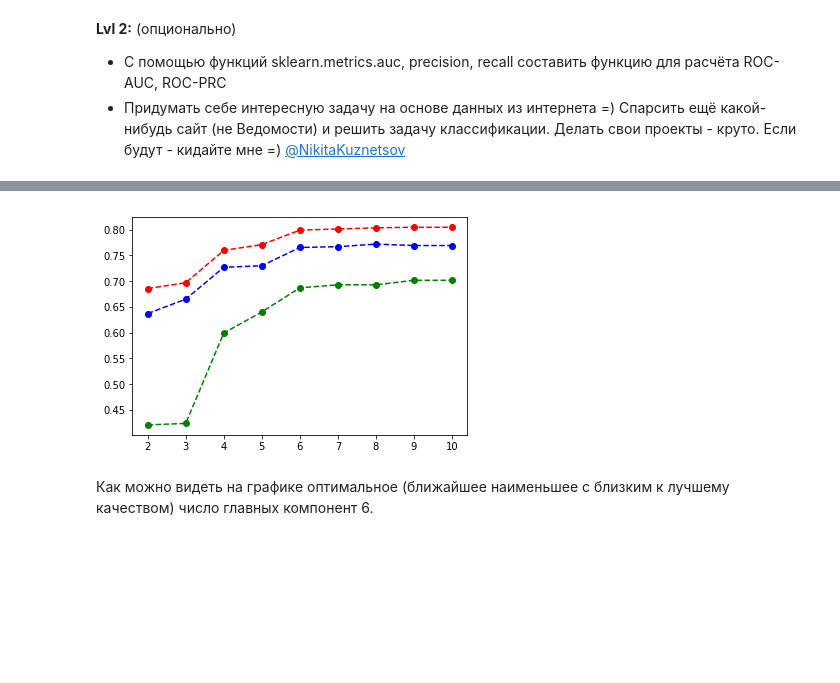
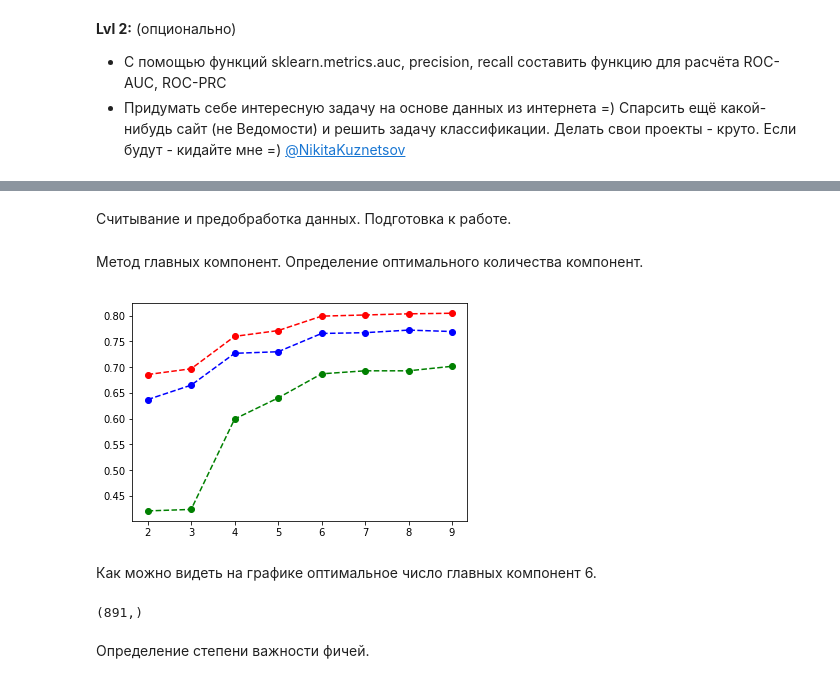
Before and after one commit to rurm/home_works_python, a Jupyter notebook: 6 homework.ipynb, the cells around one changed output, grey strips where cells are left out. Saved outputs shown, nothing was run; the diff lists cells and outputs as text; code cells hidden in the pictures; blank space fills up the shorter version.

```diff
--- a/6 homework.ipynb
+++ b/6 homework.ipynb
@@ -123,8 +18,0 @@ pca = PCA(n_components=2)
-# %%
-def calc_rezult(X,y):
-    model = LogisticRegression()
-    model.fit( X, y )
-    #predictions = model.predict_proba( X )
-    predictions = model.predict(X)
-    return [accuracy_score(y_train, predictions), precision_score(y_train, predictions), recall_score(y_train, predictions) ]
-calc_rezult(X2,y_train)
@@ -132,0 +35,2 @@ calc_rezult(X2,y_train)
+# %% [markdown]
+Считывание и предобработка данных. Подготовка к работе.
@@ -133,22 +67,38 @@ calc_rezult(X2,y_train)
+# %% [markdown]
+Метод главных компонент. Определение оптимального количества компонент.
+# %%
+# Функция оценки качества построения дерева решений для разбиении на k главных компанент.
+def calc_rezult(X,y,k):
+    pca=decomposition.PCA(n_components=k)
+    X2 = pca.fit_transform(X)
+    model = LogisticRegression()
+    model.fit( X2, y )
+    y_pred = model.predict(X2)
+    return [accuracy(y_train, y_pred), precision(y_train, y_pred), recall(y_train, y_pred)]
 # %%
-x_exp=np.arange(2,X_train_imputed_scaled.shape[1]);
-y_acc_exp=np.zeros(x_exp.shape[0])
-y_pre_exp=np.zeros(x_exp.shape[0])
-y_rec_exp=np.zeros(x_exp.shape[0])
+x_exp=np.arange(2,X_train_imputed_scaled.shape[1]-1);
+y_exp=np.array([np.zeros(x_exp.shape[0]),np.zeros(x_exp.shape[0]),np.zeros(x_exp.shape[0])])
 k=0;
 for i in x_exp:
-    pca=decomposition.PCA(n_components=x_exp[k])
-    X2 = pca.fit_transform(X_train_imputed_scaled)
-    y_acc_exp[k]=calc_rezult(X2,y_train)[0]
-    y_pre_exp[k]=calc_rezult(X2,y_train)[1]
-    y_rec_exp[k]=calc_rezult(X2,y_train)[2]
+    y_exp[0][k] , y_exp[1][k] , y_exp[2][k] =calc_rezult(X_train_imputed_scaled,y_train,x_exp[k])
     k=k+1;
-
-plt.plot(x_exp,y_acc_exp,'ro--')
-plt.plot(x_exp,y_pre_exp,'bo--')
-plt.plot(x_exp,y_rec_exp,'go--')
+y_exp
+plt.plot(x_exp,y_exp[0],'ro--')
+plt.plot(x_exp,y_exp[1],'bo--')
+plt.plot(x_exp,y_exp[2],'go--')
 plt.show()
 # %% [output]
-[figure, old version]
+[figure, new version]
 # %% [markdown]
-Как можно видеть на графике оптимальное (ближайшее наименьшее с близким к лучшему качеством) число главных компонент 6.
+Как можно видеть на графике оптимальное число главных компонент 6.
+# %%
+pca=decomposition.PCA(n_components=6)
+X_train_new=pca.fit_transform(X_train_imputed_scaled)
+X_test_new=pca.fit_transform(X_test_imputed_scaled)
+# В качестве метрики сравнения в дальнейшем будем использовать среднегеометрическое от accuracy,precision и recall.
+pca_metric=gmean(calc_rezult(X_train_new,y_train,6),axis=0)
+y_train.shape
+# %% [output]
+(891,)
+# %% [markdown]
+Определение степени важности фичей.
```
Also changed, not shown: parts of 23 cells of this notebook.
